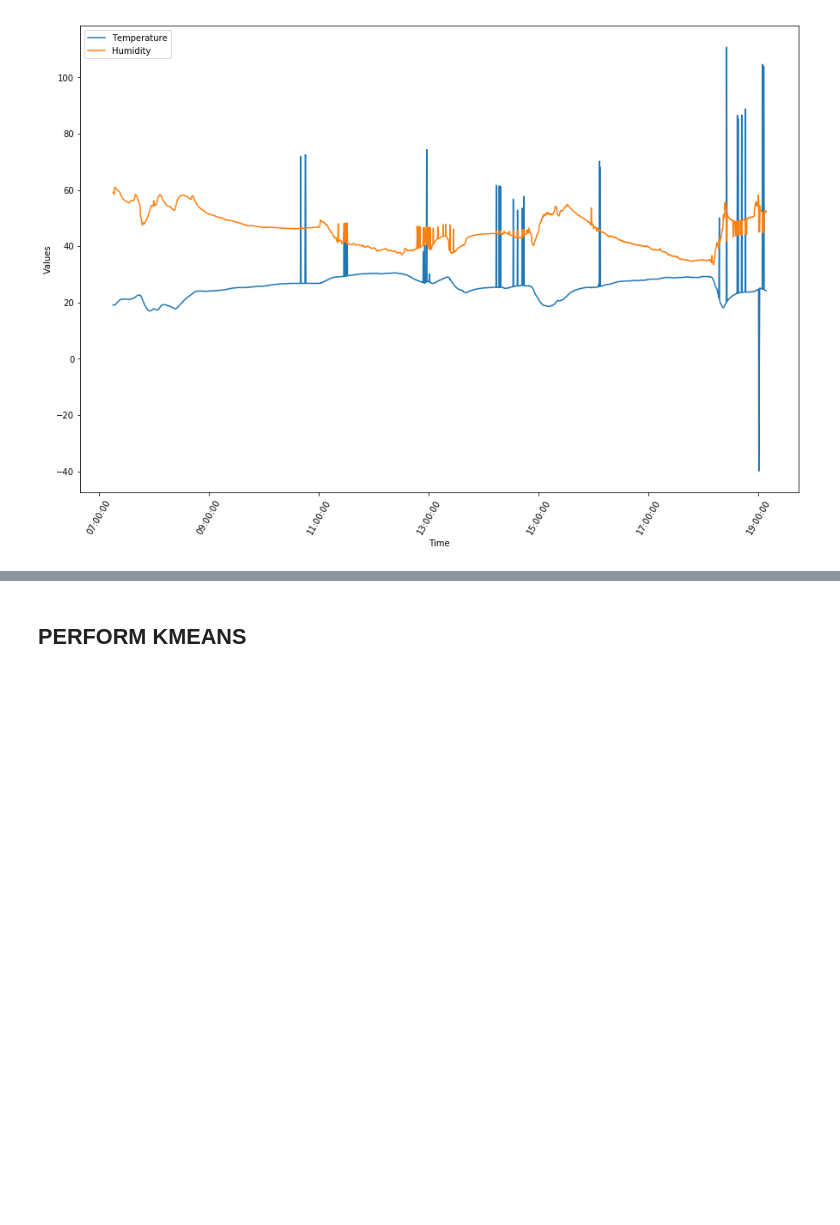
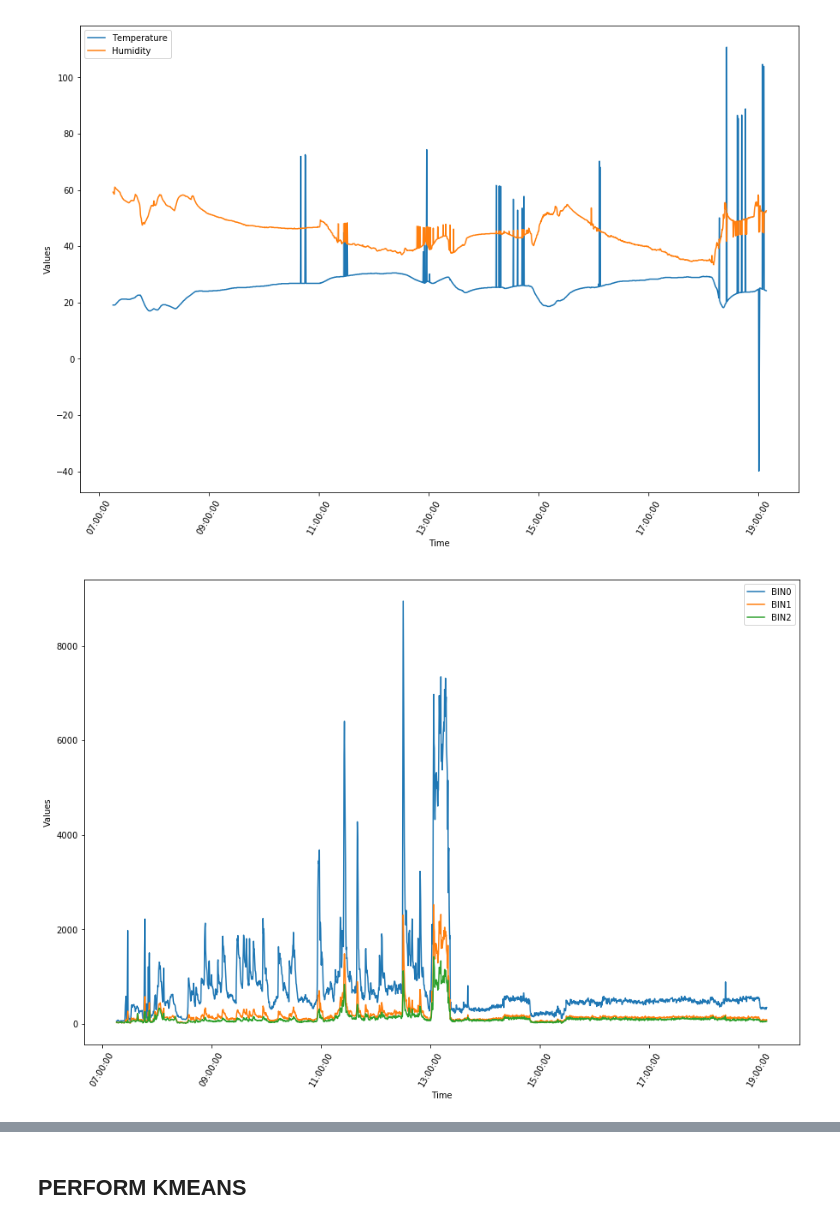
Before and after one commit to MihaiVisu/HonoursProject, a Jupyter notebook: notebooks/london_data_analysis.ipynb, the cells around one changed output, grey strips where cells are left out. Cells and saved outputs as stored; diff of their text form; code cells hidden in the pictures; blank space fills up the shorter version.

```diff
--- a/notebooks/london_data_analysis.ipynb
+++ b/notebooks/london_data_analysis.ipynb
@@ -60,7 +62,7 @@ def get_time_string(date):
     return datetime.datetime.strptime(date, "%Y-%m-%d %H:%M:%S.%f").time().strftime("%H:%M:%S")
 # %%
 def plot_data(dataset):
-    times = list(map(lambda x: datetime.datetime.strptime(get_time_string(x), "%H:%M:%S"), dataset[0][0]['Timestamp']))
+    times = list(map(lambda x: datetime.datetime.strptime(get_time_string(x), "%H:%M:%S"), dataset[0][0]['phoneTimestamp']))
 
     f, ax = plt.subplots(1, 1, figsize=(15,10))
     for d, key, label in dataset:
@@ -118,3 +120,11 @@ plot_data([
 ])
 # %% [output]
 [figure]
+# %%
+plot_data([
+    (filtered_data, 'bin0', 'BIN0'),
+    (filtered_data, 'bin1', 'BIN1'),
+    (filtered_data, 'bin2', 'BIN2'),
+])
+# %% [output]
+[figure, added]
```
Also changed, not shown: parts of 32 cells of this notebook.
